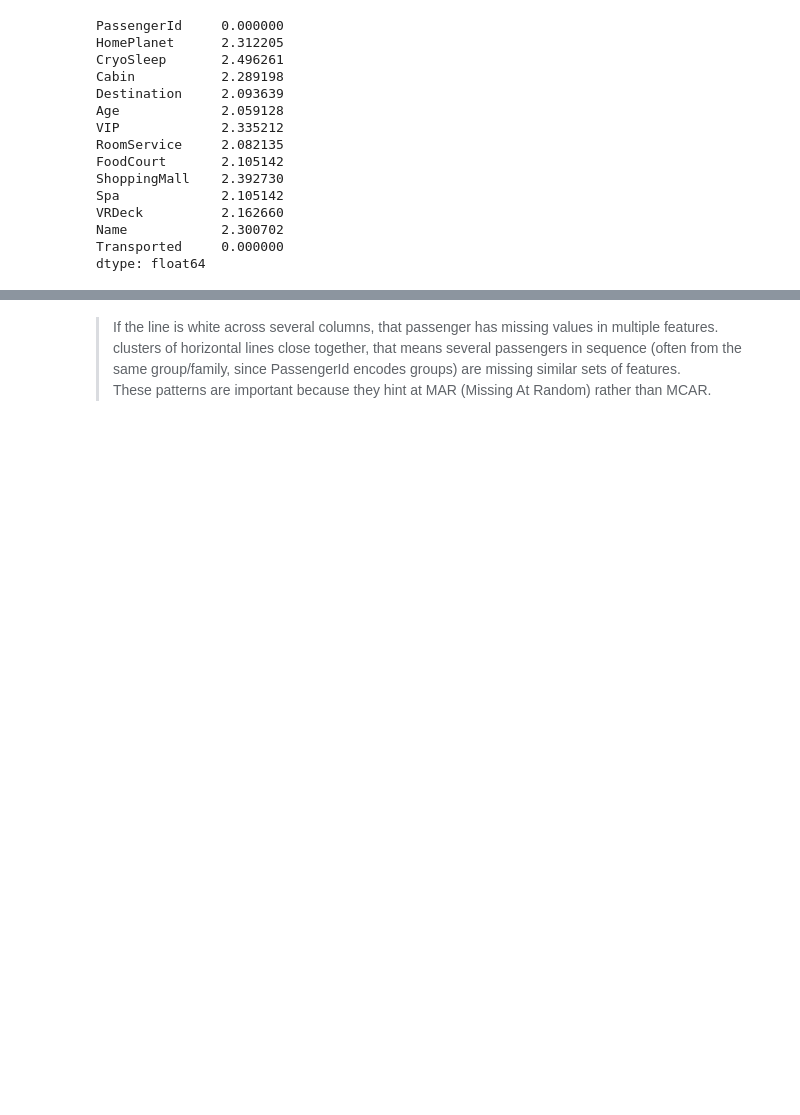
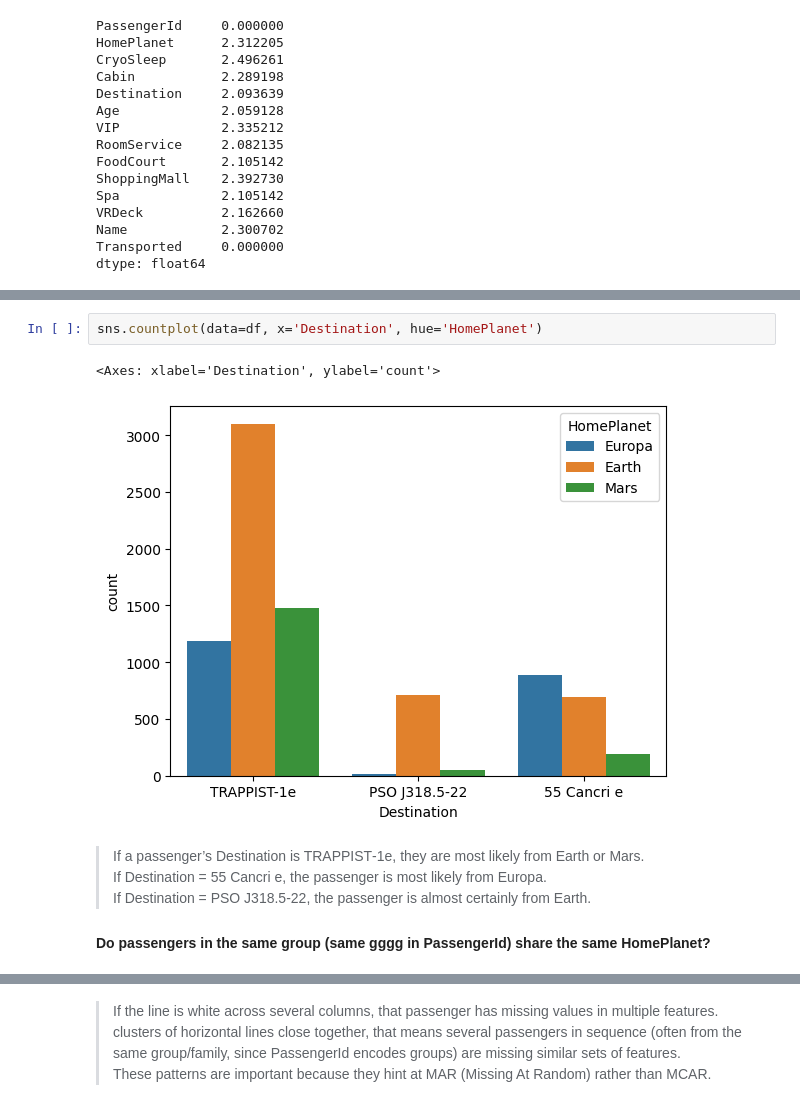
Before and after one commit to Darknight47/Kaggle-Competitions, a Jupyter notebook: Spaceship_Titanic/notebooks/data_understanding.ipynb, the cells around one changed output, grey strips where cells are left out. Cells and saved outputs as stored; diff of their text form; blank space fills up the shorter version.

```diff
--- a/Spaceship_Titanic/notebooks/data_understanding.ipynb
+++ b/Spaceship_Titanic/notebooks/data_understanding.ipynb
@@ -66,0 +193,12 @@ No single column is overwhelmingly missing, so we won’t need to drop entire fe
+# %%
+sns.countplot(data=df, x='Destination', hue='HomePlanet')
+# %% [output]
+<Axes: xlabel='Destination', ylabel='count'>
+[figure, added]
+# %% [markdown]
+> If a passenger’s Destination is TRAPPIST‑1e, they are most likely from Earth or Mars.
+If Destination = 55 Cancri e, the passenger is most likely from Europa.
+If Destination = PSO J318.5‑22, the passenger is almost certainly from Earth.
+
+
+#### Do passengers in the same group (same gggg in PassengerId) share the same HomePlanet?
```
Also changed, not shown: parts of 75 cells of this notebook, 5 other files.
